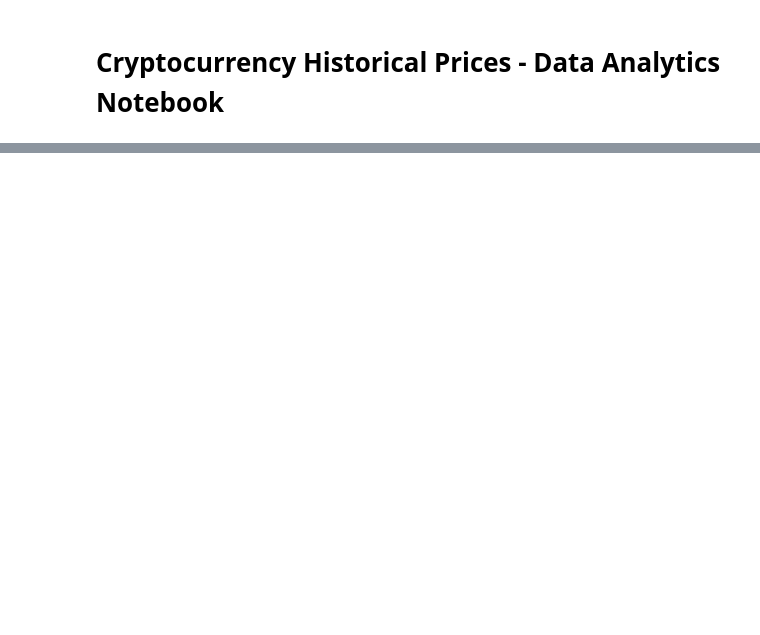
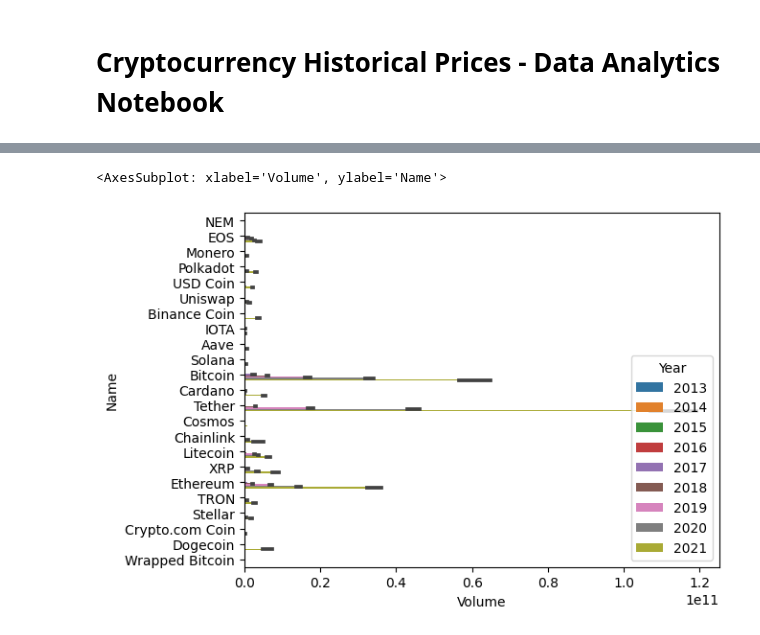
Before and after one commit to crypt0kitik/Introduction-to-Data-Analytics, a Jupyter notebook: Homework sets/SET 2/Cryptocurrency Historical Prices /Data Analytics Notebook Crypto.ipynb, the cells around one changed output, grey strips where cells are left out. Cells and saved outputs as stored; diff of their text form; code cells hidden in the pictures; blank space fills up the shorter version.

```diff
--- a/Homework sets/SET 2/Cryptocurrency Historical Prices /Data Analytics Notebook Crypto.ipynb
+++ b/Homework sets/SET 2/Cryptocurrency Historical Prices /Data Analytics Notebook Crypto.ipynb
@@ -77,0 +158,6 @@ df
+# %%
+# we could see
+sns.barplot(x='Volume', y='Name', data=df, hue='Year')
+# %% [output]
+<AxesSubplot: xlabel='Volume', ylabel='Name'>
+[figure, added]
```
Also changed, not shown: parts of 7 cells of this notebook, 1 other file.
